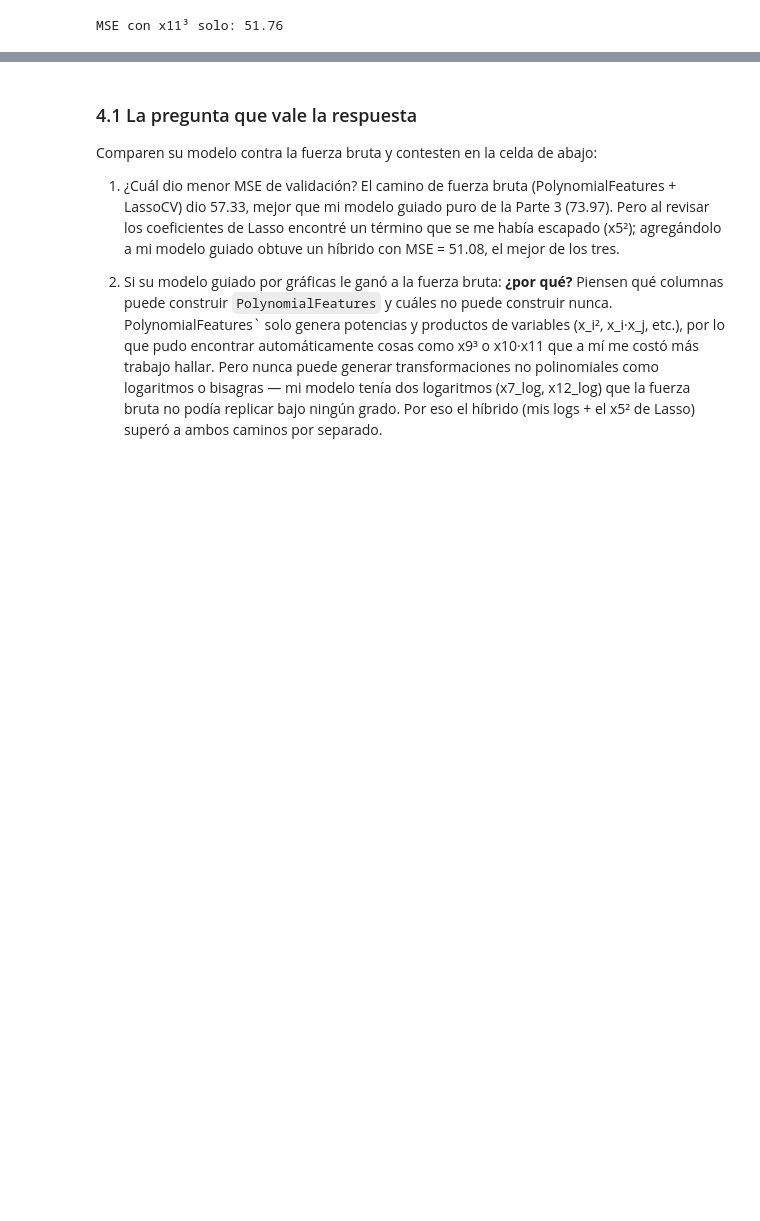
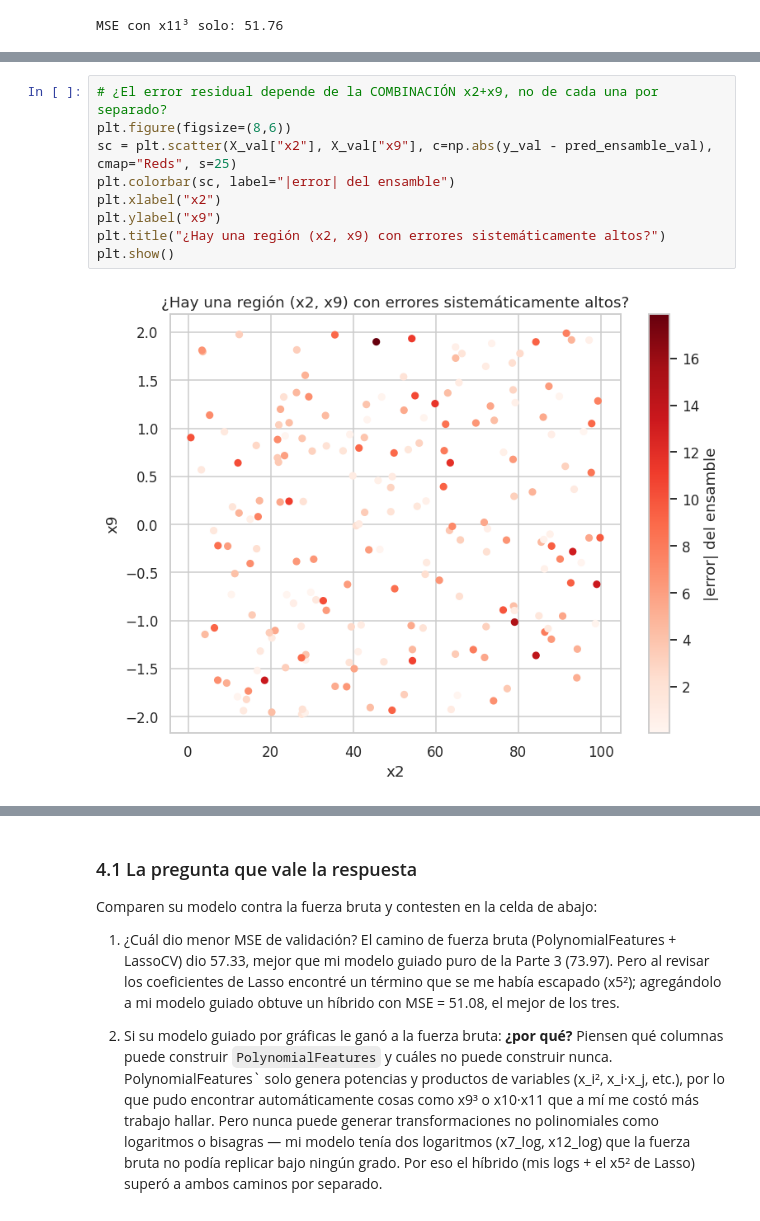
Before and after one commit to reginacabralc/mineria_datos, a Jupyter notebook: tareas/tarea_01_aproximacion_funcion.ipynb, the cells around one changed output, grey strips where cells are left out. Drawn from its saved outputs; the diff is of its cells as text; blank space fills up the shorter version.

```diff
--- a/tareas/tarea_01_aproximacion_funcion.ipynb
+++ b/tareas/tarea_01_aproximacion_funcion.ipynb
@@ -708,0 +1142,11 @@ MSE con x11³ solo: 51.76
+# %%
+# ¿El error residual depende de la COMBINACIÓN x2+x9, no de cada una por separado?
+plt.figure(figsize=(8,6))
+sc = plt.scatter(X_val["x2"], X_val["x9"], c=np.abs(y_val - pred_ensamble_val), cmap="Reds", s=25)
+plt.colorbar(sc, label="|error| del ensamble")
+plt.xlabel("x2")
+plt.ylabel("x9")
+plt.title("¿Hay una región (x2, x9) con errores sistemáticamente altos?")
+plt.show()
+# %% [output]
+[figure, added]
```
Also changed, not shown: parts of 22 cells of this notebook.
